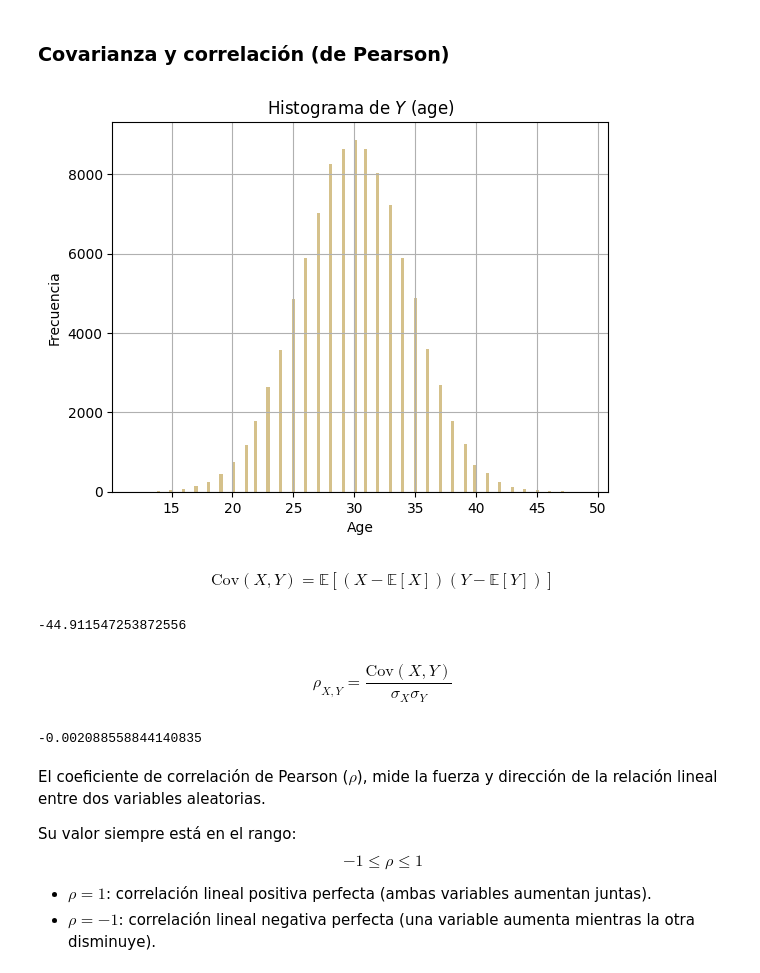
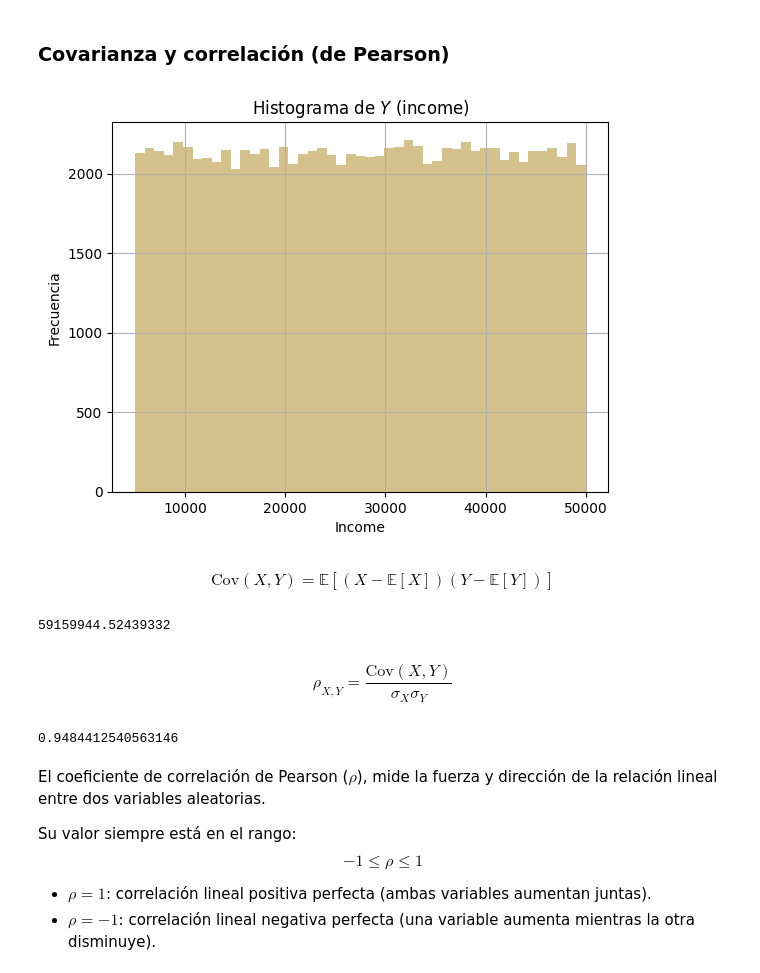
Before and after one commit to pedro9olivares/Bourbaki, a Jupyter notebook: Matematicas-para-la-Ciencia-de-Datos/Modulo-I-Probabilidad-y-Estadística/Semana_2_Momentos_y_Ley_de_Potencias/Momentos_y_Zipf.ipynb, the cells around one changed output. Drawn from its saved outputs; the diff is of its cells as text; code cells hidden in the pictures.

Commit message:
Cambio de age a income

```diff
--- a/Matematicas-para-la-Ciencia-de-Datos/Modulo-I-Probabilidad-y-Estadística/Semana_2_Momentos_y_Ley_de_Potencias/Momentos_y_Zipf.ipynb
+++ b/Matematicas-para-la-Ciencia-de-Datos/Modulo-I-Probabilidad-y-Estadística/Semana_2_Momentos_y_Ley_de_Potencias/Momentos_y_Zipf.ipynb
@@ -149,15 +149,15 @@ Exceso de curtosis: 3.0384
 ### Covarianza y correlación (de Pearson)
 # %%
 # Obtengamos una segunda variable de nuestro dataset
-Y = dataset["age"]
+Y = dataset["income"]
 
 ax = Y.hist(bins='fd', color='#D5C18B')
-ax.set_xlabel('Age')
+ax.set_xlabel('Income')
 ax.set_ylabel('Frecuencia')
-ax.set_title('Histograma de $Y$ (age)')
+ax.set_title('Histograma de $Y$ (income)')
 plt.show()
 # %% [output]
-[figure, old version]
+[figure, new version]
 # %% [markdown]
 $$
 \mathrm{Cov}(X, Y) = \mathbb{E}[(X - \mathbb{E}[X])(Y - \mathbb{E}[Y])]
@@ -166,7 +166,7 @@ $$
 cov_XY = X.cov(Y)
 cov_XY
 # %% [output]
--44.911547253872556
+59159944.52439332
 # %% [markdown]
 $$
 \rho_{X,Y} = \frac{\mathrm{Cov}(X,Y)}{\sigma_X \sigma_Y}
@@ -177,7 +177,7 @@ std_Y = Y.std()
 corr = cov_XY / (std_X * std_Y)
 corr
 # %% [output]
--0.002088558844140835
+0.9484412540563146
 # %% [markdown]
 El coeficiente de correlación de Pearson ($\rho$), mide la fuerza y dirección de la relación lineal entre dos variables aleatorias.
 
```
Also changed, not shown: parts of 1 cell of this notebook.
